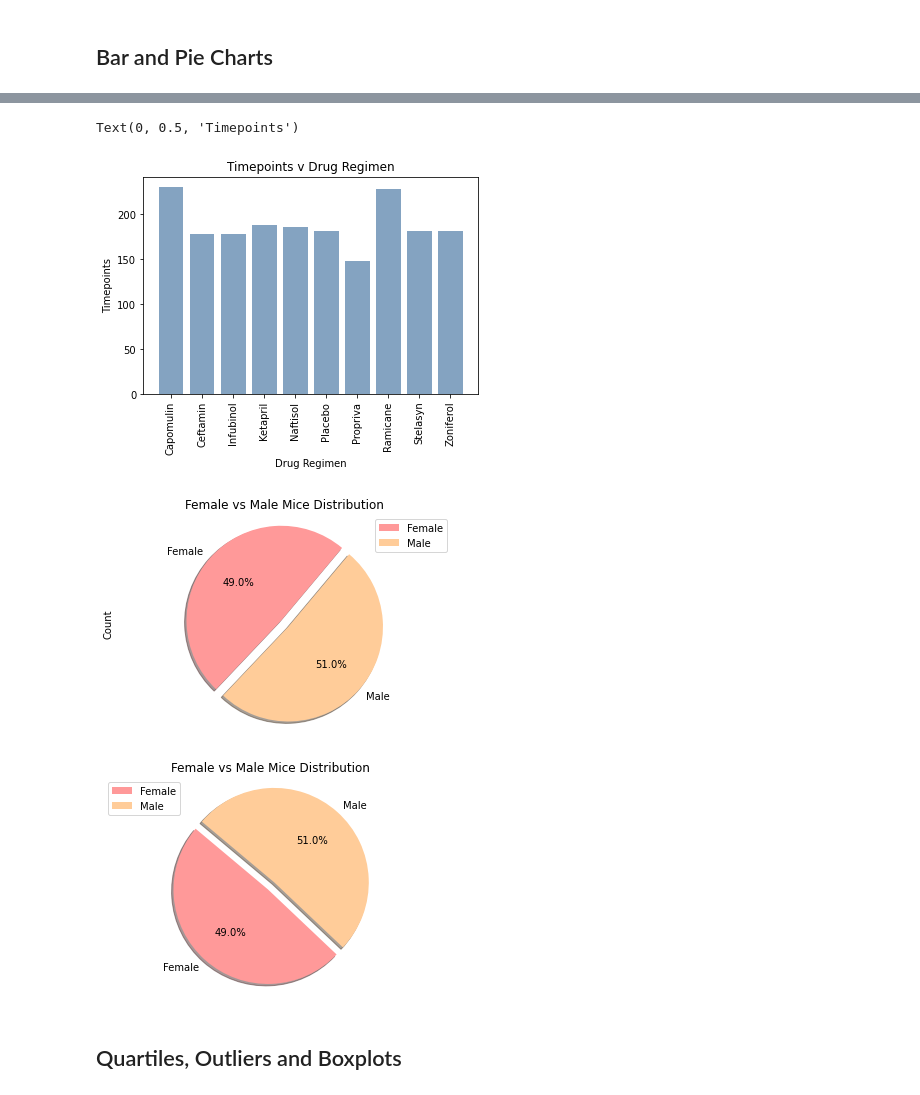
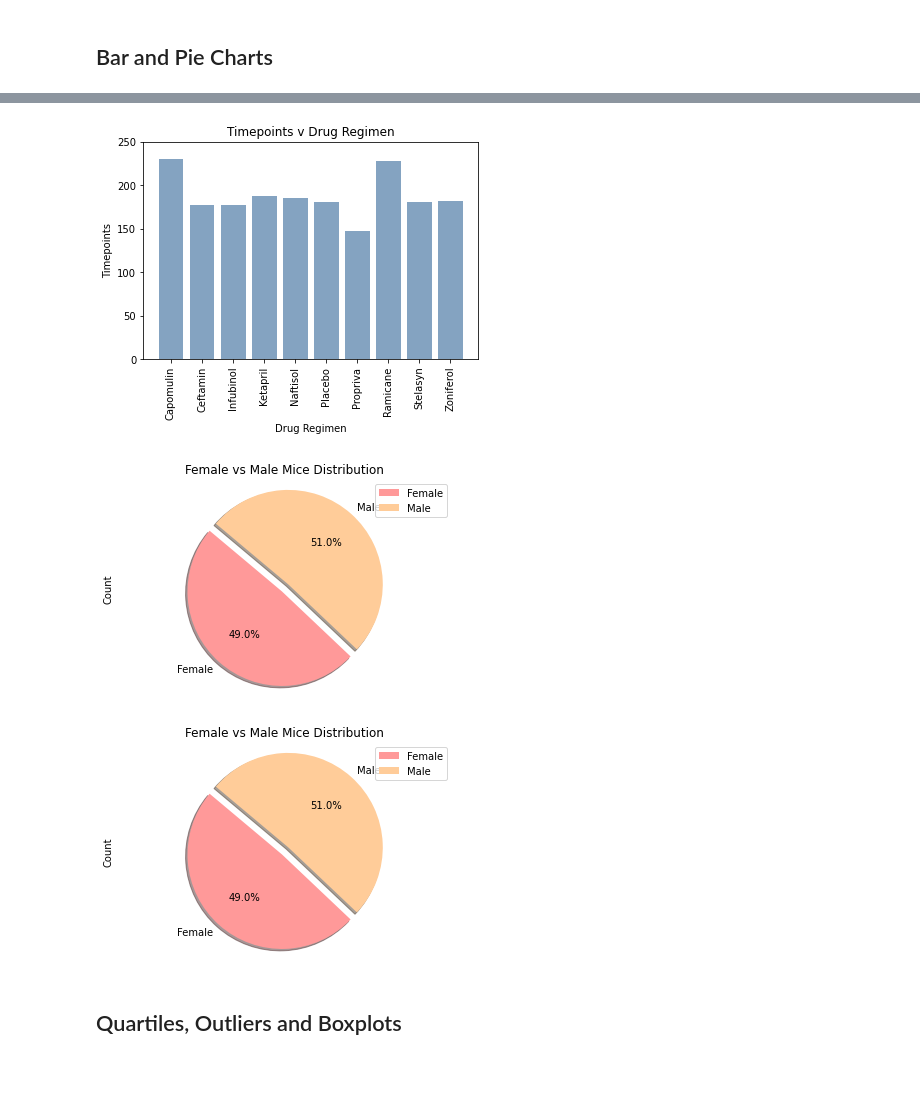
Before and after one commit to vyshnalluri/Matplotlib_Homework, a Jupyter notebook: Pymaceuticals/pymaceuticals_starter.ipynb, the cells around one changed output, grey strips where cells are left out. Cells and saved outputs as stored; diff of their text form; code cells hidden in the pictures.

```diff
--- a/Pymaceuticals/pymaceuticals_starter.ipynb
+++ b/Pymaceuticals/pymaceuticals_starter.ipynb
@@ -169,9 +189,10 @@ plt.xticks(ticks, ['Capomulin', 'Ceftamin', 'Infubinol', 'Ketapril', 'Naftisol',
 plt.title("Timepoints v Drug Regimen")
 plt.xlabel("Drug Regimen")
 plt.ylabel("Timepoints")
+plt.ylim(0,250)
+plt.show()
 # %% [output]
-Text(0, 0.5, 'Timepoints')
-[figure, old version]
+[figure, new version]
 # %%
 # Generate a pie plot showing the distribution of female versus male mice using Pandas
 mice_pie_df = cleaned_data.groupby(["Sex"]).count()
@@ -183,34 +204,35 @@ colors = ['#ff9999','#ffcc99']
 explode = (0.1, 0)
 
 pie_plot_pandas = mice_pie_df.plot.pie(y='Mouse ID', colors = colors,
-                    startangle=50, explode = explode, shadow = True, autopct="%1.1f%%")
+                    startangle=140, explode = explode, shadow = True, autopct="%1.1f%%")
 
 plt.title('Female vs Male Mice Distribution')
 plt.ylabel('Count')
 plt.axis("equal")
-plt.legend()
+plt.legend(loc='upper right')
 plt.show()
 # %% [output]
-[figure, old version]
+[figure, new version]
 # %%
 # Generate a pie plot showing the distribution of female versus male mice using pyplot
 #INCOMPLETE
 pyplot_pie_chart_count = (cleaned_data.groupby(["Sex"])["Age_months"].count()).tolist()
 #pyplot_pie_chart_count
 
 gender = ["Female", "Male"]
 colors = ['#ff9999','#ffcc99']
 explode = (0.1,0)
 
-plt.pie(pyplot_pie_chart_count, explode=explode, labels=gender, colors=colors,
-        autopct="%1.1f%%", shadow=True, startangle=140)
+pie_plot_pyplot = plt.pie(pyplot_pie_chart_count, explode=explode, labels=gender, colors = colors,
+                    autopct="%1.1f%%", shadow=True, startangle=140)
 
 plt.title('Female vs Male Mice Distribution')
 plt.axis("equal")
-plt.legend()
+plt.ylabel('Count')
+plt.legend(loc='upper right')
 plt.show()
 # %% [output]
-[figure, old version]
+[figure, new version]
 # %% [markdown]
 ## Quartiles, Outliers and Boxplots
 # %%
```
Also changed, not shown: parts of 11 cells of this notebook.
